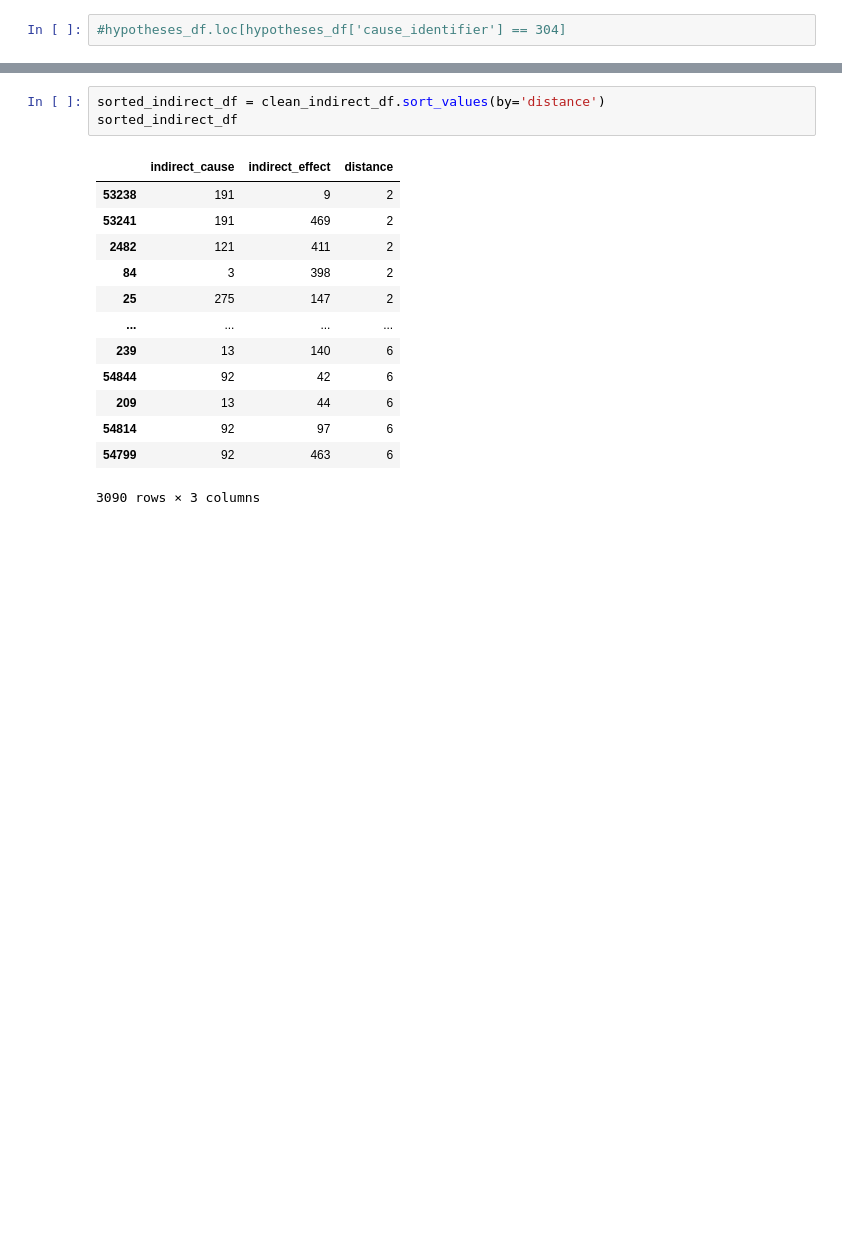
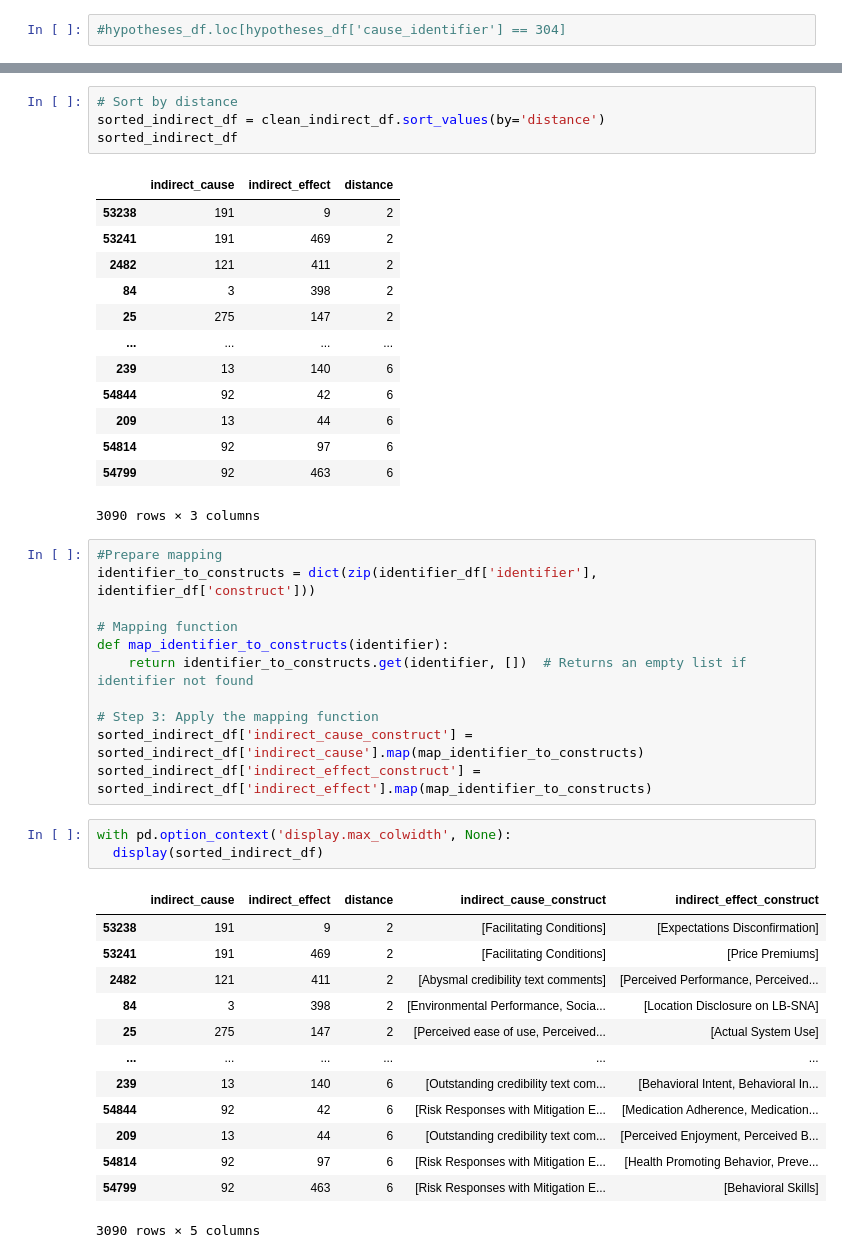
Before and after one commit to TimothyKusuma/Master-Thesis, a Jupyter notebook: ipynb_notebooks/inference_degrees.ipynb, the cells around one changed output, grey strips where cells are left out. Saved outputs shown, nothing was run; the diff lists cells and outputs as text; blank space fills up the shorter version.

```diff
--- a/ipynb_notebooks/inference_degrees.ipynb
+++ b/ipynb_notebooks/inference_degrees.ipynb
@@ -469,6 +470,7 @@ clean_indirect_df
 | 54871 | 136 | 367 | 2 |
 3090 rows × 3 columns
 # %%
+# Sort by distance
 sorted_indirect_df = clean_indirect_df.sort_values(by='distance')
 sorted_indirect_df
 # %% [output]
@@ -485,3 +487,31 @@ sorted_indirect_df
 | 54814 | 92 | 97 | 6 |
 | 54799 | 92 | 463 | 6 |
 3090 rows × 3 columns
+# %%
+#Prepare mapping
+identifier_to_constructs = dict(zip(identifier_df['identifier'], identifier_df['construct']))
+
+# Mapping function
+def map_identifier_to_constructs(identifier):
+    return identifier_to_constructs.get(identifier, [])  # Returns an empty list if identifier not found
+
+# Step 3: Apply the mapping function
+sorted_indirect_df['indirect_cause_construct'] = sorted_indirect_df['indirect_cause'].map(map_identifier_to_constructs)
+sorted_indirect_df['indirect_effect_construct'] = sorted_indirect_df['indirect_effect'].map(map_identifier_to_constructs)
+# %%
+with pd.option_context('display.max_colwidth', None):
+  display(sorted_indirect_df)
+# %% [output]
+|  | indirect_cause | indirect_effect | distance | indirect_cause_construct | indirect_effect_construct |
+| 53238 | 191 | 9 | 2 | [Facilitating Conditions] | [Expectations Disconfirmation] |
+| 53241 | 191 | 469 | 2 | [Facilitating Conditions] | [Price Premiums] |
+| 2482 | 121 | 411 | 2 | [Abysmal credibility text comments] | [Perceived Performance, Perceived... |
+| 84 | 3 | 398 | 2 | [Environmental Performance, Socia... | [Location Disclosure on LB-SNA] |
+| 25 | 275 | 147 | 2 | [Perceived ease of use, Perceived... | [Actual System Use] |
+| ... | ... | ... | ... | ... | ... |
+| 239 | 13 | 140 | 6 | [Outstanding credibility text com... | [Behavioral Intent, Behavioral In... |
+| 54844 | 92 | 42 | 6 | [Risk Responses with Mitigation E... | [Medication Adherence, Medication... |
+| 209 | 13 | 44 | 6 | [Outstanding credibility text com... | [Perceived Enjoyment, Perceived B... |
+| 54814 | 92 | 97 | 6 | [Risk Responses with Mitigation E... | [Health Promoting Behavior, Preve... |
+| 54799 | 92 | 463 | 6 | [Risk Responses with Mitigation E... | [Behavioral Skills] |
+3090 rows × 5 columns
```
Also changed, not shown: parts of 1 cell of this notebook, 2 other files.
